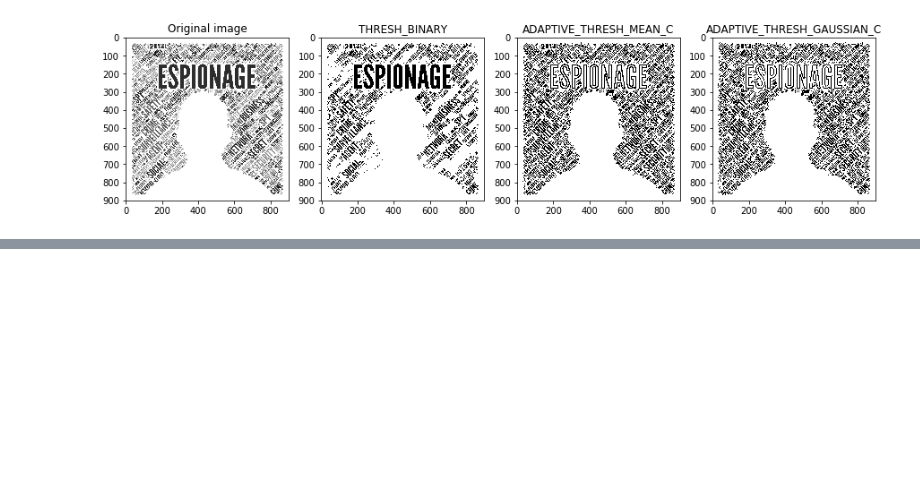
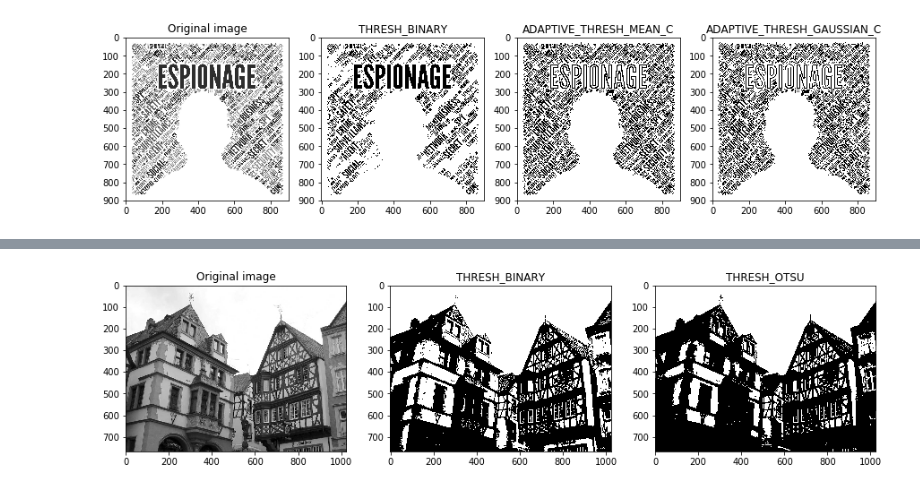
Before and after one commit to 0eai/Deep-Learning-Notebooks, a Jupyter notebook: Thresholding_image.ipynb, the cells around one changed output, grey strips where cells are left out. Saved outputs shown, nothing was run; the diff lists cells and outputs as text; code cells hidden in the pictures; blank space fills up the shorter version.

```diff
--- a/Thresholding_image.ipynb
+++ b/Thresholding_image.ipynb
@@ -197,0 +204,16 @@ plot_img(images, titles)
+# %%
+# Import the image in grayscale
+img = cv2.imread('Image_processing_pre_otsus_algorithm.jpg', 0)
+
+# global thresholding
+ret,img_binary = cv2.threshold(img,127,255,cv2.THRESH_BINARY)
+
+# Otsu's thresholding
+ret,img_otsu_binary = cv2.threshold(img,0,255,cv2.THRESH_BINARY+cv2.THRESH_OTSU)
+
+# Plot the images
+images = [img, img_binary, img_otsu_binary]
+titles = ['Original image', 'THRESH_BINARY', 'THRESH_OTSU']
+plot_img(images, titles)
+# %% [output]
+[figure, added]
```
Also changed, not shown: parts of 2 cells of this notebook.
